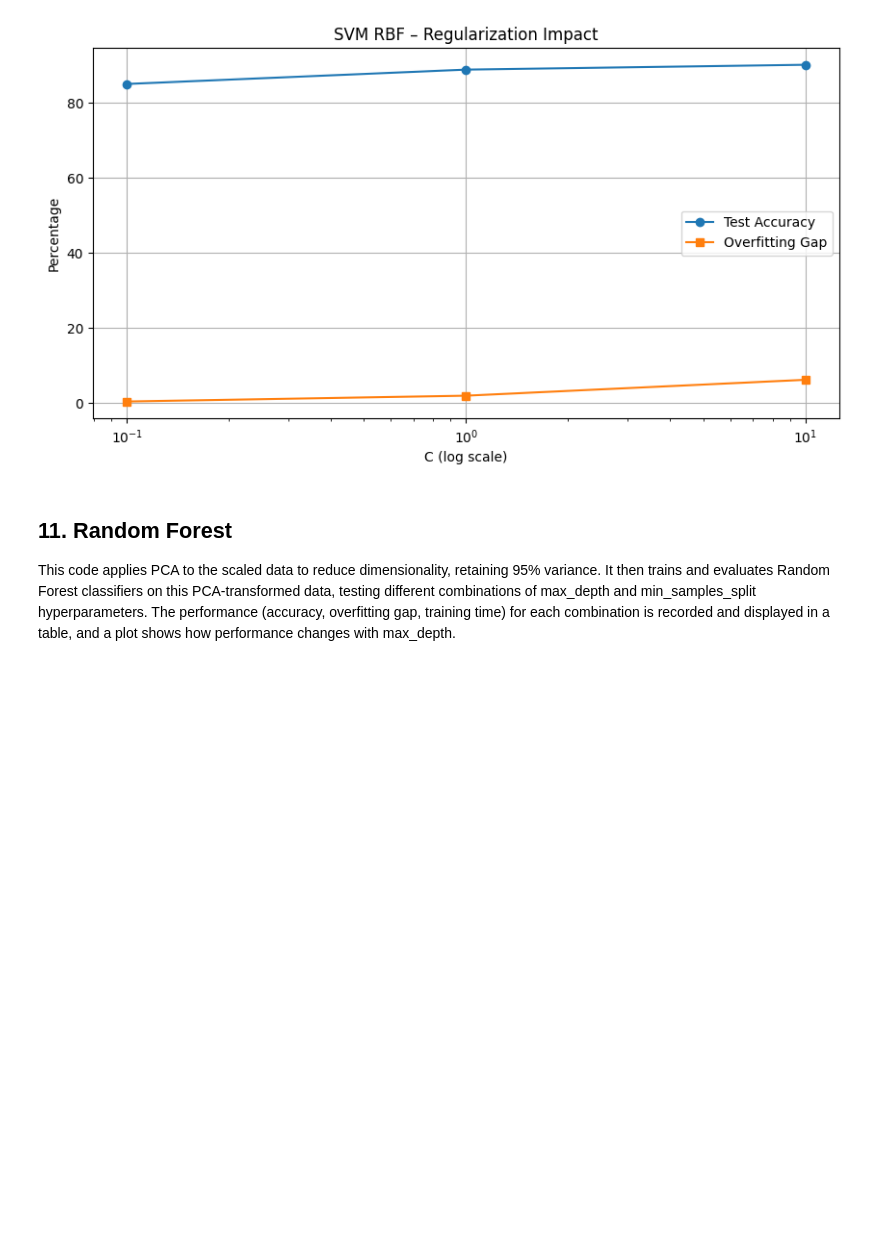
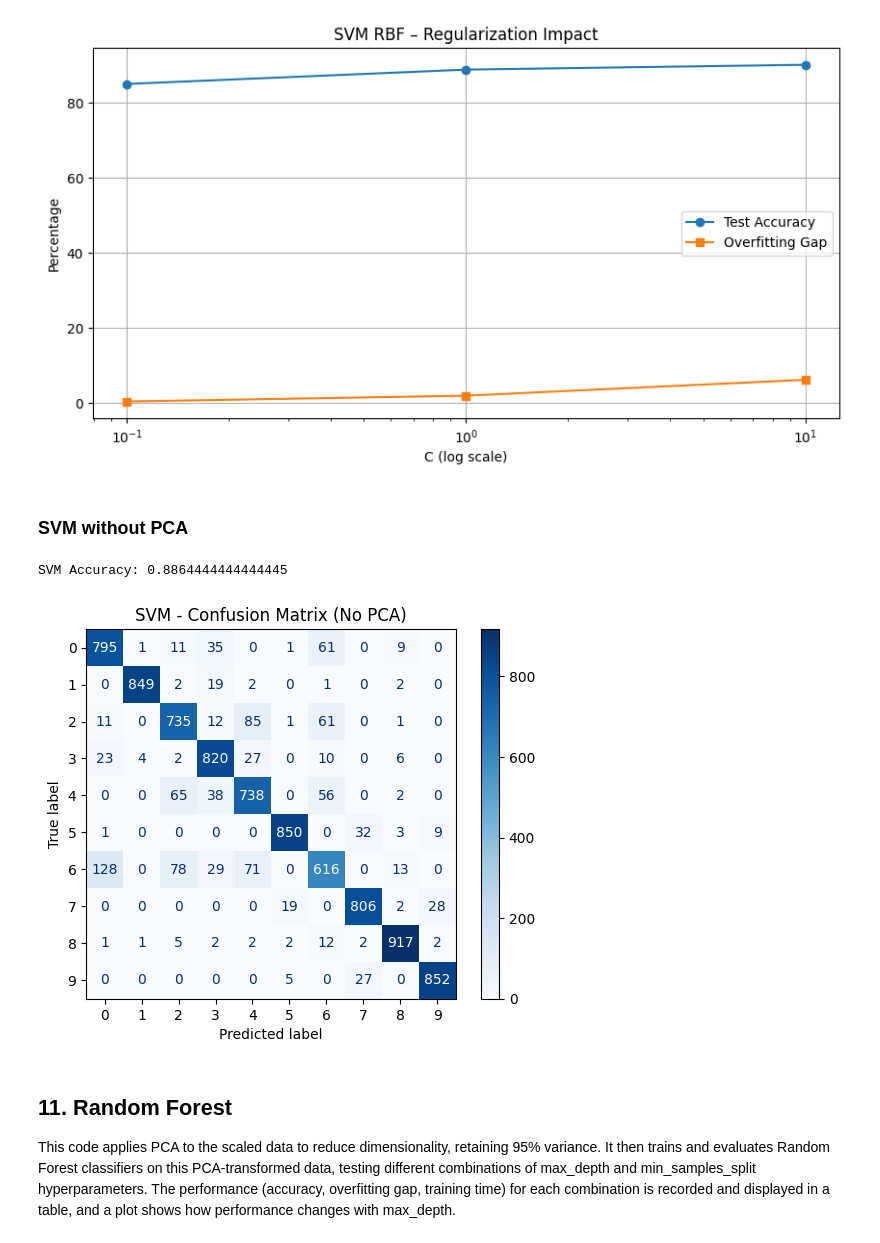
Before and after one commit to arsalmairaj2k/fashion-mnist-regularization-study, a Jupyter notebook: Fashion_MNIST_Regularlization_Study.ipynb, the cells around one changed output. Cells and saved outputs as stored; diff of their text form; code cells hidden in the pictures; blank space fills up the shorter version.

```diff
--- a/Fashion_MNIST_Regularlization_Study.ipynb
+++ b/Fashion_MNIST_Regularlization_Study.ipynb
@@ -510,6 +535,25 @@ Training SVM with RBF kernel, C=10
 | 1 | 1.0 | 88.78 | 1.99 | 142.40 |
 | 2 | 10.0 | 90.07 | 6.22 | 130.28 |
 [figure]
+# %% [markdown]
+### **SVM without PCA**
+# %%
+from sklearn.svm import SVC
+
+svm_model = SVC()
+svm_model.fit(x_train_flat, y_train)
+y_pred = svm_model.predict(x_test_flat)
+
+print("SVM Accuracy:", accuracy_score(y_test, y_pred))
+
+cm = confusion_matrix(y_test, y_pred)
+disp = ConfusionMatrixDisplay(confusion_matrix=cm)
+disp.plot(cmap=plt.cm.Blues)
+plt.title("SVM - Confusion Matrix (No PCA)")
+plt.show()
+# %% [output]
+SVM Accuracy: 0.8864444444444445
+[figure, added]
 # %% [markdown]
 ## **11. Random Forest**
 
```
Also changed, not shown: parts of 9 cells of this notebook.
